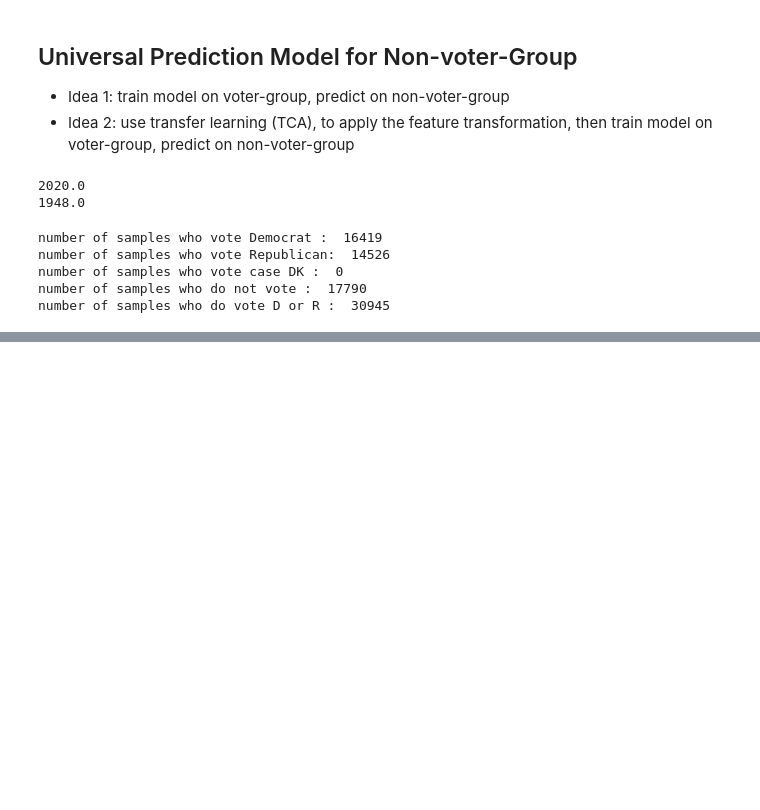
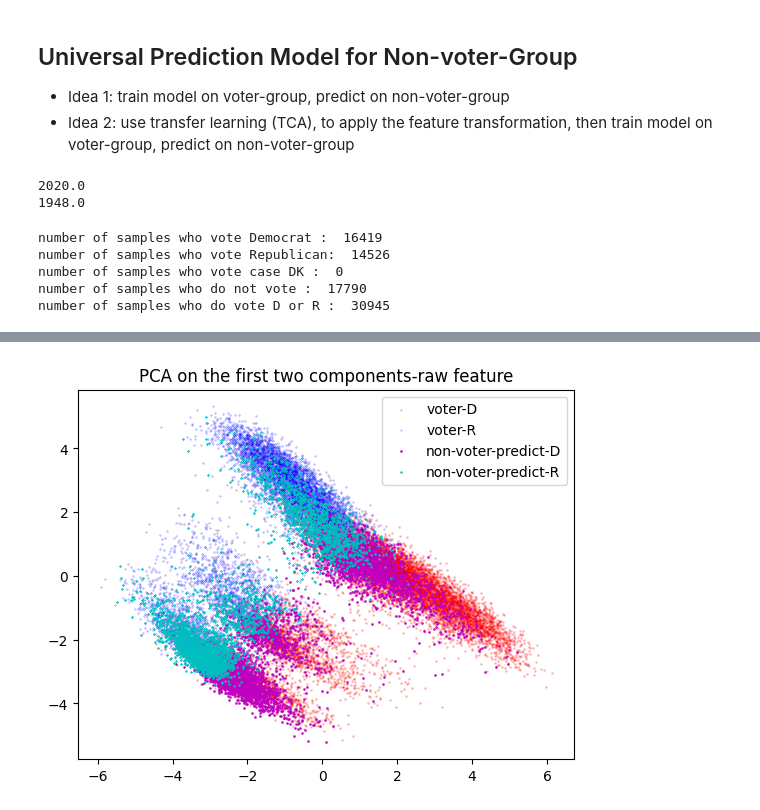
Before and after one commit to xuangu-fang/ML-Poli-Sci, a Jupyter notebook: code/universal_prediction.ipynb, the cells around one changed output, grey strips where cells are left out. Cells and saved outputs as stored; diff of their text form; code cells hidden in the pictures; blank space fills up the shorter version.

```diff
--- a/code/universal_prediction.ipynb
+++ b/code/universal_prediction.ipynb
@@ -200,3 +243,21 @@ plt.legend()
+# %%
+plt.scatter(Xs_raw_pca[index_vote_D,0], Xs_raw_pca[index_vote_D,1], c='r', label='voter-D', marker='o', alpha=0.2, s=1)
+plt.scatter(Xs_raw_pca[index_vote_R,0], Xs_raw_pca[index_vote_R,1], c='b', label='voter-R', marker='x', alpha=0.2, s=1)
+
+# plt.scatter(Xt_raw_pca[:,0], Xt_raw_pca[:,1], c='g', label='non-voter', marker='^', alpha=0.3, s=1)
+
+# plt.scatter(Xt_raw_pca[differ_index,0], Xt_raw_pca[differ_index,1], c='y', label='diff', marker='*', alpha=0.5, s=1)
+
+plt.scatter(Xt_raw_pca[index_vote_D_predict,0], Xt_raw_pca[index_vote_D_predict,1], c='m', label='non-voter-predict-D', marker='o', alpha=0.8, s=1)
+
+plt.scatter(Xt_raw_pca[index_vote_R_predict,0], Xt_raw_pca[index_vote_R_predict,1], c='c', label='non-voter-predict-R', marker='x', alpha=0.8, s=1)
+
+plt.title('PCA on the first two components-raw feature')
+plt.legend()
+
+plt.savefig(folder_name + 'PCA_raw_predict.png')
+# %% [output]
+[figure, added]
 # %%
 
 
```
Also changed, not shown: parts of 8 cells of this notebook, 12 other files.
